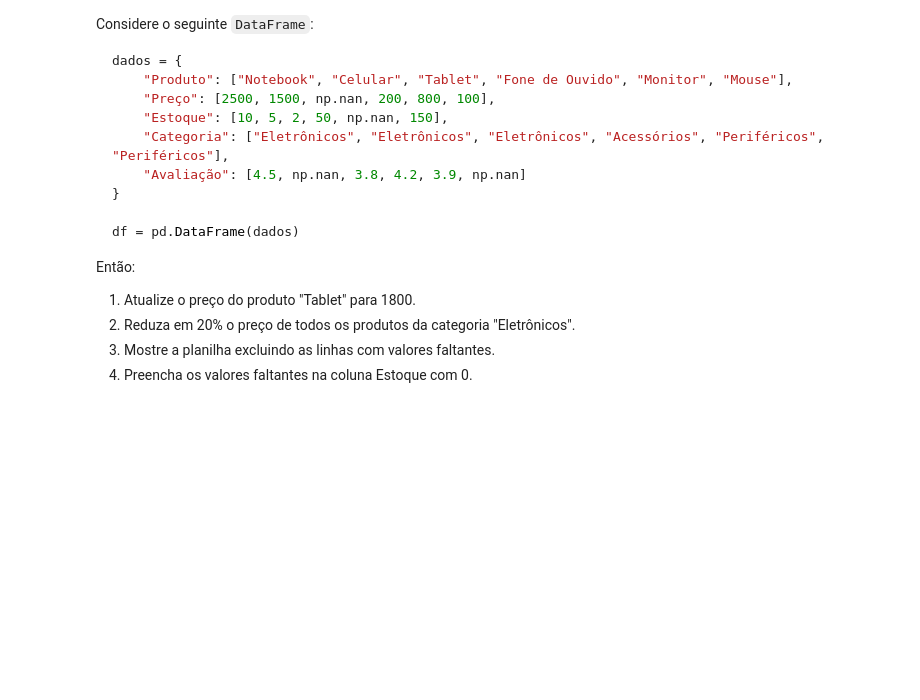
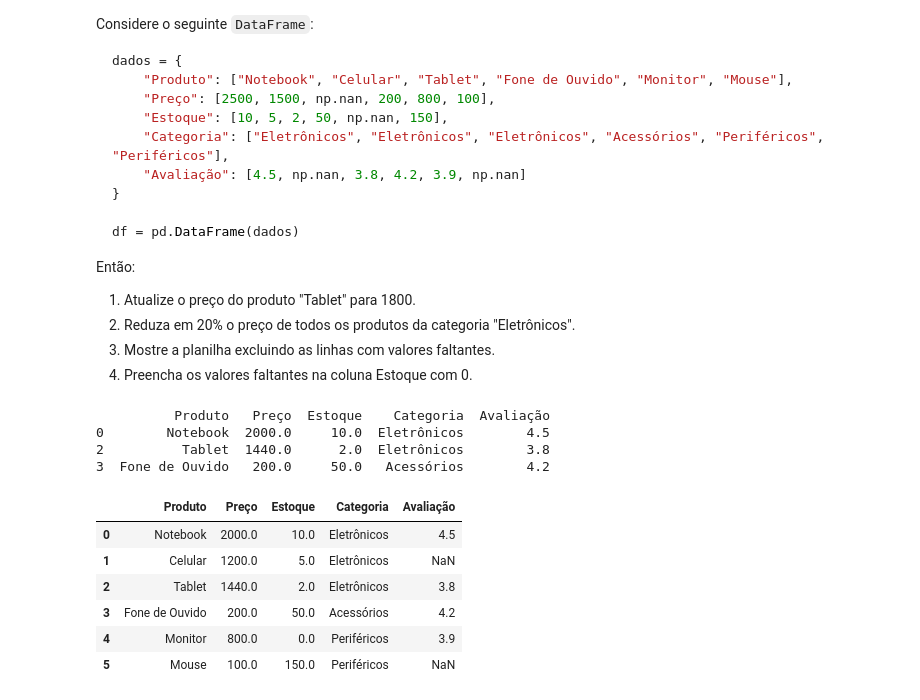
Before and after one commit to fadulgabriel/CEE2, a Jupyter notebook: 11_pandas_parte_1.ipynb, the cells around one changed output. Saved outputs shown, nothing was run; the diff lists cells and outputs as text; code cells hidden in the pictures; blank space fills up the shorter version.

```diff
--- a/11_pandas_parte_1.ipynb
+++ b/11_pandas_parte_1.ipynb
@@ -527,3 +600,37 @@ Então:
 1. Reduza em 20% o preço de todos os produtos da categoria "Eletrônicos".
 1. Mostre a planilha excluindo as linhas com valores faltantes.
 1. Preencha os valores faltantes na coluna Estoque com 0.
+# %%
+import pandas as pd
+
+dados = {
+    "Produto": ["Notebook", "Celular", "Tablet", "Fone de Ouvido", "Monitor", "Mouse"],
+    "Preço": [2500, 1500, np.nan, 200, 800, 100],
+    "Estoque": [10, 5, 2, 50, np.nan, 150],
+    "Categoria": ["Eletrônicos", "Eletrônicos", "Eletrônicos", "Acessórios", "Periféricos", "Periféricos"],
+    "Avaliação": [4.5, np.nan, 3.8, 4.2, 3.9, np.nan]
+}
+
+df = pd.DataFrame(dados)
+
+df.loc[df["Produto"] == "Tablet", "Preço"] = 1800
+
+df.loc[df["Categoria"] == "Eletrônicos", "Preço"] *= 0.8
+
+print(df.dropna(how = "any"))
+
+df["Estoque"] = df["Estoque"].fillna(0)
+
+df
+# %% [output]
+          Produto   Preço  Estoque    Categoria  Avaliação
+0        Notebook  2000.0     10.0  Eletrônicos        4.5
+2          Tablet  1440.0      2.0  Eletrônicos        3.8
+3  Fone de Ouvido   200.0     50.0   Acessórios        4.2
+|  | Produto | Preço | Estoque | Categoria | Avaliação |
+| 0 | Notebook | 2000.0 | 10.0 | Eletrônicos | 4.5 |
+| 1 | Celular | 1200.0 | 5.0 | Eletrônicos | NaN |
+| 2 | Tablet | 1440.0 | 2.0 | Eletrônicos | 3.8 |
+| 3 | Fone de Ouvido | 200.0 | 50.0 | Acessórios | 4.2 |
+| 4 | Monitor | 800.0 | 0.0 | Periféricos | 3.9 |
+| 5 | Mouse | 100.0 | 150.0 | Periféricos | NaN |
```
Also changed, not shown: parts of 5 cells of this notebook.
